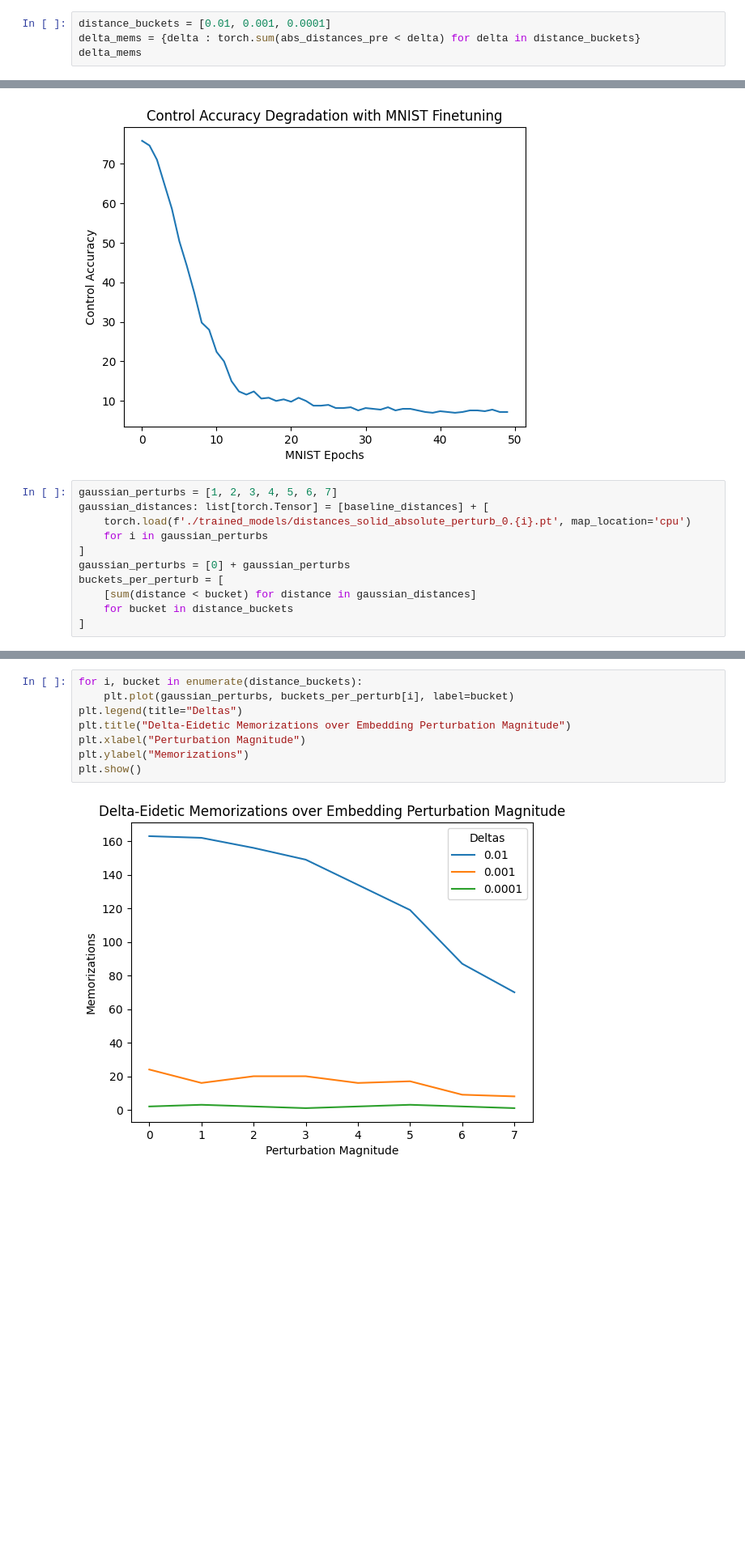
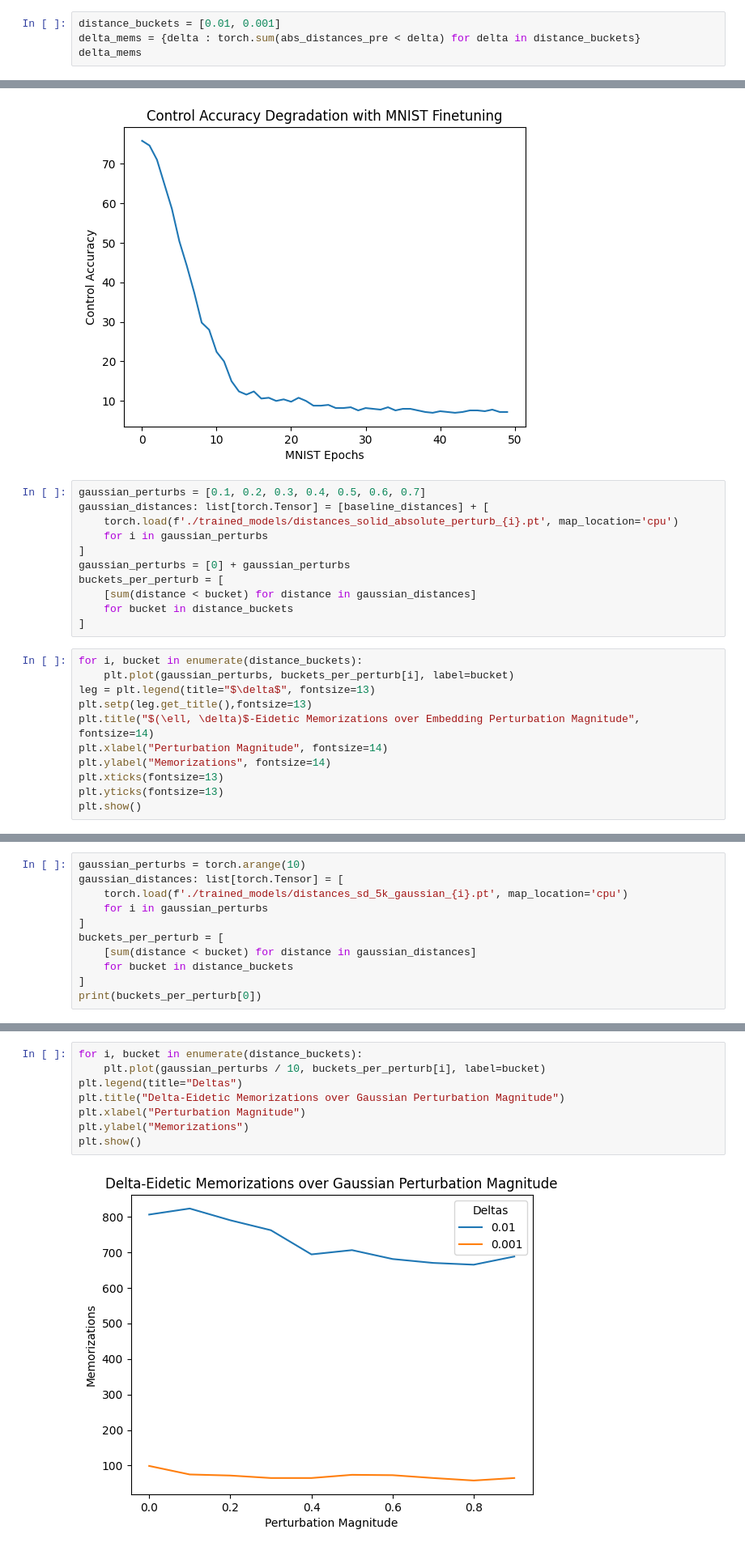
Before and after one commit to NickyDCFP/SolidMark, a Jupyter notebook: analyze_distances.ipynb, the cells around one changed output, grey strips where cells are left out. Shown at 81% size. Saved outputs shown, nothing was run; the diff lists cells and outputs as text; blank space fills up the shorter version.

```diff
--- a/analyze_distances.ipynb
+++ b/analyze_distances.ipynb
@@ -21,5 +21,5 @@ print(len(abs_distances_pre))
 # %%
-distance_buckets = [0.01, 0.001, 0.0001]
+distance_buckets = [0.01, 0.001]
 delta_mems = {delta : torch.sum(abs_distances_pre < delta) for delta in distance_buckets}
 delta_mems
 # %% [output]
@@ -123,9 +123,9 @@ plt.show()
 # %% [output]
 [figure]
 # %%
-gaussian_perturbs = [1, 2, 3, 4, 5, 6, 7]
+gaussian_perturbs = [0.1, 0.2, 0.3, 0.4, 0.5, 0.6, 0.7]
 gaussian_distances: list[torch.Tensor] = [baseline_distances] + [
-    torch.load(f'./trained_models/distances_solid_absolute_perturb_0.{i}.pt', map_location='cpu')
+    torch.load(f'./trained_models/distances_solid_absolute_perturb_{i}.pt', map_location='cpu')
     for i in gaussian_perturbs
 ]
 gaussian_perturbs = [0] + gaussian_perturbs
@@ -133,3 +133,14 @@ buckets_per_perturb = [
     [sum(distance < bucket) for distance in gaussian_distances]
     for bucket in distance_buckets
 ]
+# %%
+for i, bucket in enumerate(distance_buckets):
+    plt.plot(gaussian_perturbs, buckets_per_perturb[i], label=bucket)
+leg = plt.legend(title="$\delta$", fontsize=13)
+plt.setp(leg.get_title(),fontsize=13)
+plt.title("$(\ell, \delta)$-Eidetic Memorizations over Embedding Perturbation Magnitude", fontsize=14)
+plt.xlabel("Perturbation Magnitude", fontsize=14)
+plt.ylabel("Memorizations", fontsize=14)
+plt.xticks(fontsize=13)
+plt.yticks(fontsize=13)
+plt.show()
@@ -135,0 +149,11 @@ buckets_per_perturb = [
+# %%
+gaussian_perturbs = torch.arange(10)
+gaussian_distances: list[torch.Tensor] = [
+    torch.load(f'./trained_models/distances_sd_5k_gaussian_{i}.pt', map_location='cpu')
+    for i in gaussian_perturbs
+]
+buckets_per_perturb = [
+    [sum(distance < bucket) for distance in gaussian_distances]
+    for bucket in distance_buckets
+]
+print(buckets_per_perturb[0])
@@ -136,10 +162,10 @@ buckets_per_perturb = [
 # %%
 for i, bucket in enumerate(distance_buckets):
-    plt.plot(gaussian_perturbs, buckets_per_perturb[i], label=bucket)
+    plt.plot(gaussian_perturbs / 10, buckets_per_perturb[i], label=bucket)
 plt.legend(title="Deltas")
-plt.title("Delta-Eidetic Memorizations over Embedding Perturbation Magnitude")
+plt.title("Delta-Eidetic Memorizations over Gaussian Perturbation Magnitude")
 plt.xlabel("Perturbation Magnitude")
 plt.ylabel("Memorizations")
 plt.show()
 # %% [output]
-[figure, old version]
+[figure, new version]
```
Also changed, not shown: parts of 11 cells of this notebook, 15 other files.
